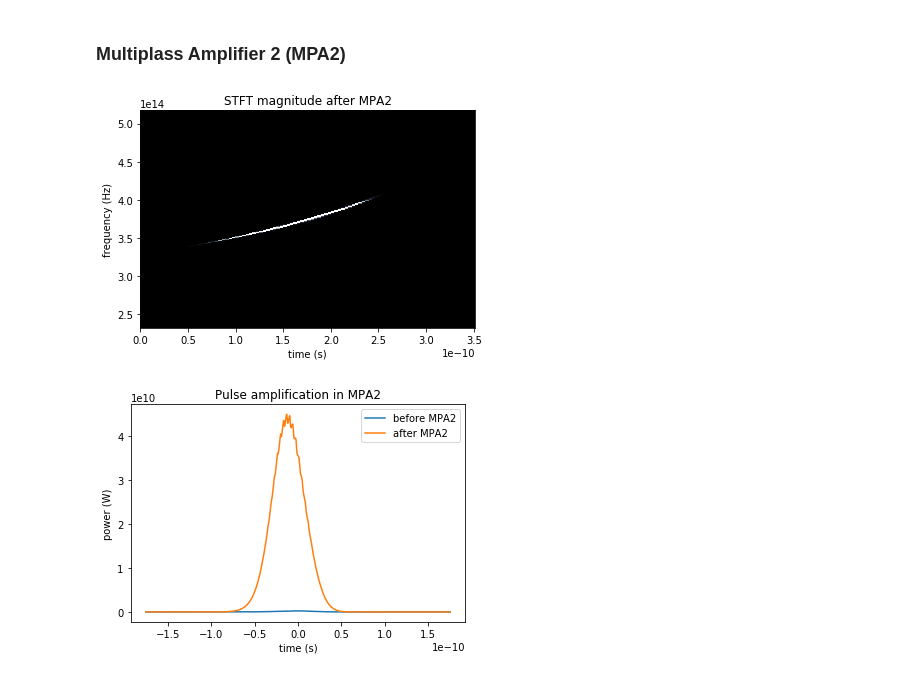
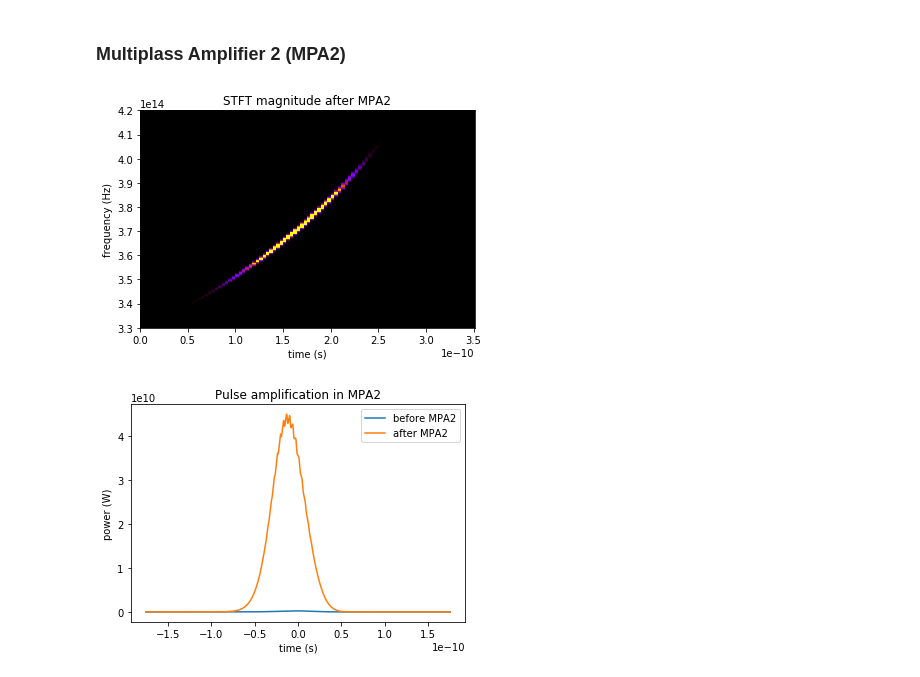
Before and after one commit to patinkaew/Project-SCALLOPS, a Jupyter notebook: notebook/spectral_amplification.ipynb, the cells around one changed output. Saved outputs shown, nothing was run; the diff lists cells and outputs as text; code cells hidden in the pictures.

```diff
--- a/notebook/spectral_amplification.ipynb
+++ b/notebook/spectral_amplification.ipynb
@@ -375,15 +378,16 @@ after_MPA2_stft_signal = after_MPA2_stft_signal / stft_scaling
 after_MPA2_time, after_MPA2_complex_t = signal.istft(after_MPA2_stft_signal, freq_sampling, window = fwindow, input_onesided = False)
 after_MPA2_time = after_MPA2_time - np.amax(after_MPA2_time)/2 # shift time to be centered at zero
 # %%
-cmap = 'bone'
-vmax = 0.025
+cmap = 'gnuplot'
+vmax = 0.25
 plt.pcolormesh(time_pile, freq_pile, np.absolute(after_MPA2_stft_signal) / np.amax(np.absolute(after_MPA2_stft_signal)), vmax = vmax, cmap = cmap)
 plt.title('STFT magnitude after MPA2')
 plt.xlabel('time (s)')
 plt.ylabel('frequency (Hz)')
+plt.ylim((3.3e14, 4.2e14))
 plt.show()
 # %% [output]
-[figure, old version]
+[figure, new version]
 # %%
 # convert to power
 after_MPA2_power_t = np.absolute(after_MPA2_complex_t)**2
```
Also changed, not shown: parts of 5 cells of this notebook, 5 other files.
